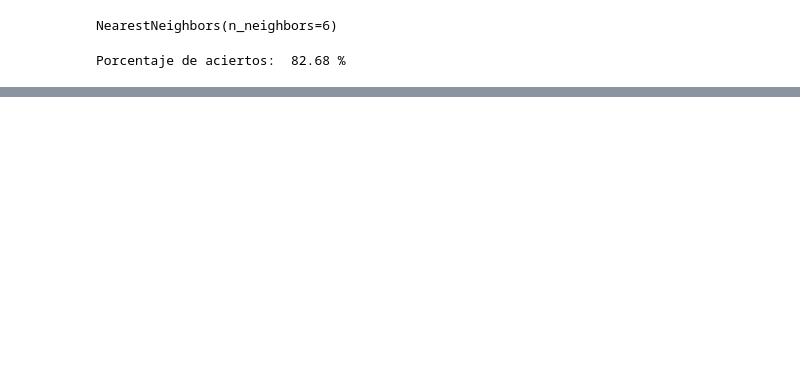
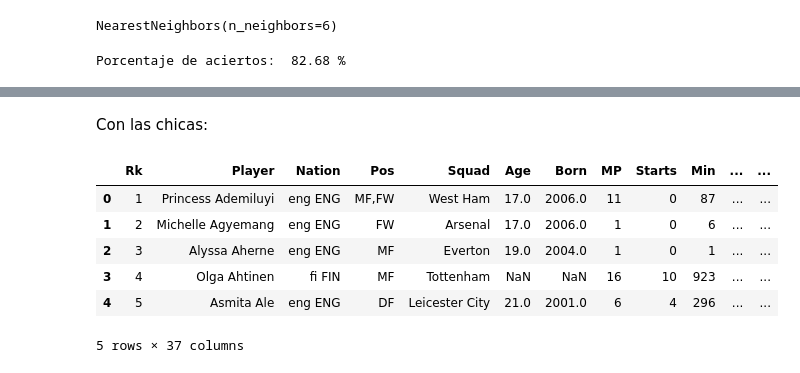
Before and after one commit to maubosc/tp_footballanalytics, a Jupyter notebook: TP_2.ipynb, the cells around one changed output, grey strips where cells are left out. Drawn from its saved outputs; the diff is of its cells as text; code cells hidden in the pictures; blank space fills up the shorter version.

```diff
--- a/TP_2.ipynb
+++ b/TP_2.ipynb
@@ -257,0 +271,14 @@ print('Porcentaje de aciertos: ', np.round(pc_aciertos, 2), '%')
+# %% [markdown]
+Con las chicas:
+# %%
+sl = pd.read_csv('./superleague2023.csv')
+sl['Pos_filt'] = sl['Pos'].str.split(',').str[0]
+sl.head()
+# %% [output]
+|  | Rk | Player | Nation | Pos | Squad | Age | Born | MP | Starts | Min | ... | ... |
+| 0 | 1 | Princess Ademiluyi | eng ENG | MF,FW | West Ham | 17.0 | 2006.0 | 11 | 0 | 87 | ... | ... |
+| 1 | 2 | Michelle Agyemang | eng ENG | FW | Arsenal | 17.0 | 2006.0 | 1 | 0 | 6 | ... | ... |
+| 2 | 3 | Alyssa Aherne | eng ENG | MF | Everton | 19.0 | 2004.0 | 1 | 0 | 1 | ... | ... |
+| 3 | 4 | Olga Ahtinen | fi FIN | MF | Tottenham | NaN | NaN | 16 | 10 | 923 | ... | ... |
+| 4 | 5 | Asmita Ale | eng ENG | DF | Leicester City | 21.0 | 2001.0 | 6 | 4 | 296 | ... | ... |
+5 rows × 37 columns
```
Also changed, not shown: parts of 13 cells of this notebook.
